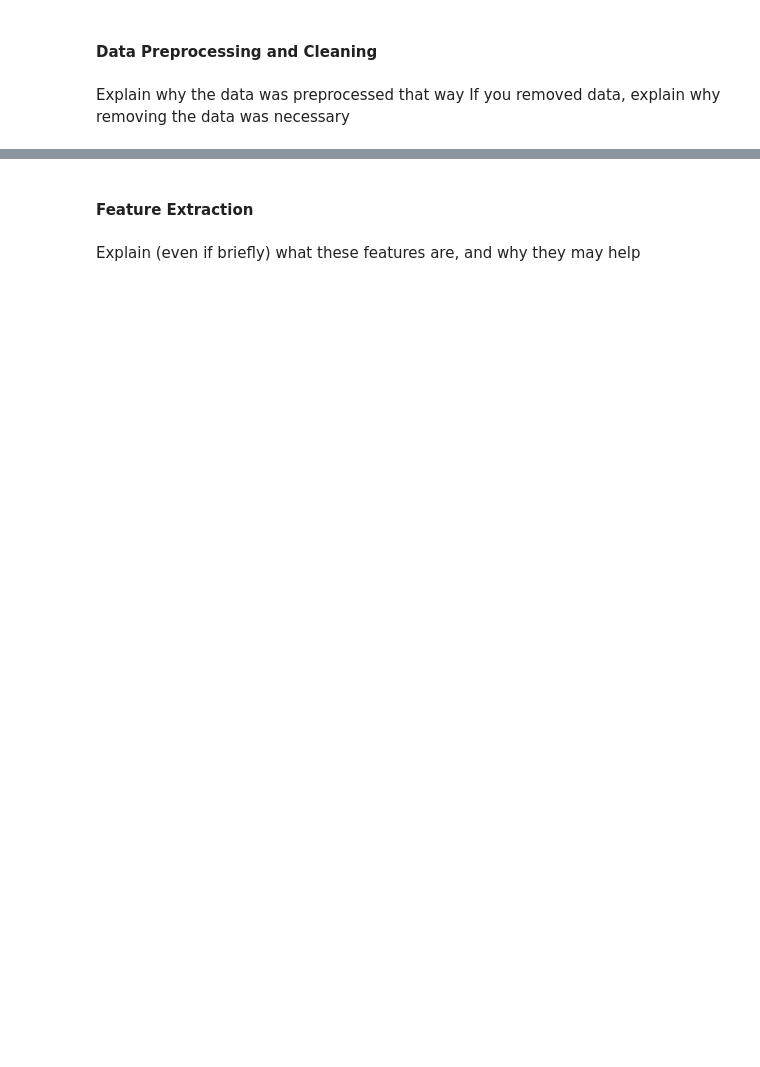
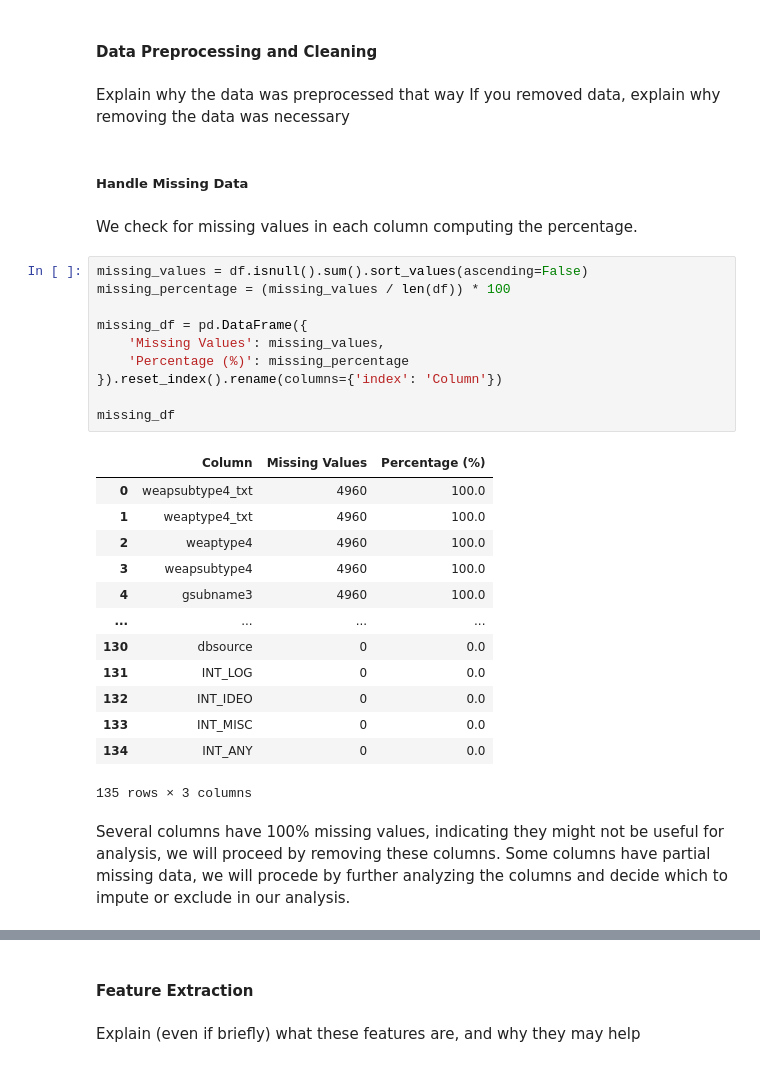
Before and after one commit to almiravelas/DATA100_MCO2, a Jupyter notebook: file.ipynb, the cells around one changed output, grey strips where cells are left out. Saved outputs shown, nothing was run; the diff lists cells and outputs as text; blank space fills up the shorter version.

Commit message:
Data Cleaning
data cleaning

```diff
--- a/file.ipynb
+++ b/file.ipynb
@@ -109,3 +100,34 @@ memory usage: 5.1+ MB
 # %% [markdown]
 Explain why the data was preprocessed that way
 If you removed data, explain why removing the data was necessary
+# %% [markdown]
+##### Handle Missing Data
+# %% [markdown]
+We check for missing values in each column computing the percentage.
+# %%
+missing_values = df.isnull().sum().sort_values(ascending=False)
+missing_percentage = (missing_values / len(df)) * 100
+
+missing_df = pd.DataFrame({
+    'Missing Values': missing_values,
+    'Percentage (%)': missing_percentage
+}).reset_index().rename(columns={'index': 'Column'})
+
+missing_df
+# %% [output]
+|  | Column | Missing Values | Percentage (%) |
+| 0 | weapsubtype4_txt | 4960 | 100.0 |
+| 1 | weaptype4_txt | 4960 | 100.0 |
+| 2 | weaptype4 | 4960 | 100.0 |
+| 3 | weapsubtype4 | 4960 | 100.0 |
+| 4 | gsubname3 | 4960 | 100.0 |
+| ... | ... | ... | ... |
+| 130 | dbsource | 0 | 0.0 |
+| 131 | INT_LOG | 0 | 0.0 |
+| 132 | INT_IDEO | 0 | 0.0 |
+| 133 | INT_MISC | 0 | 0.0 |
+| 134 | INT_ANY | 0 | 0.0 |
+135 rows × 3 columns
+# %% [markdown]
+Several columns have 100% missing values, indicating they might not be useful for analysis, we will proceed by removing these columns.
+Some columns have partial missing data, we will procede by further analyzing the columns and decide which to impute or exclude in our analysis.
```
Also changed, not shown: parts of 23 cells of this notebook.
